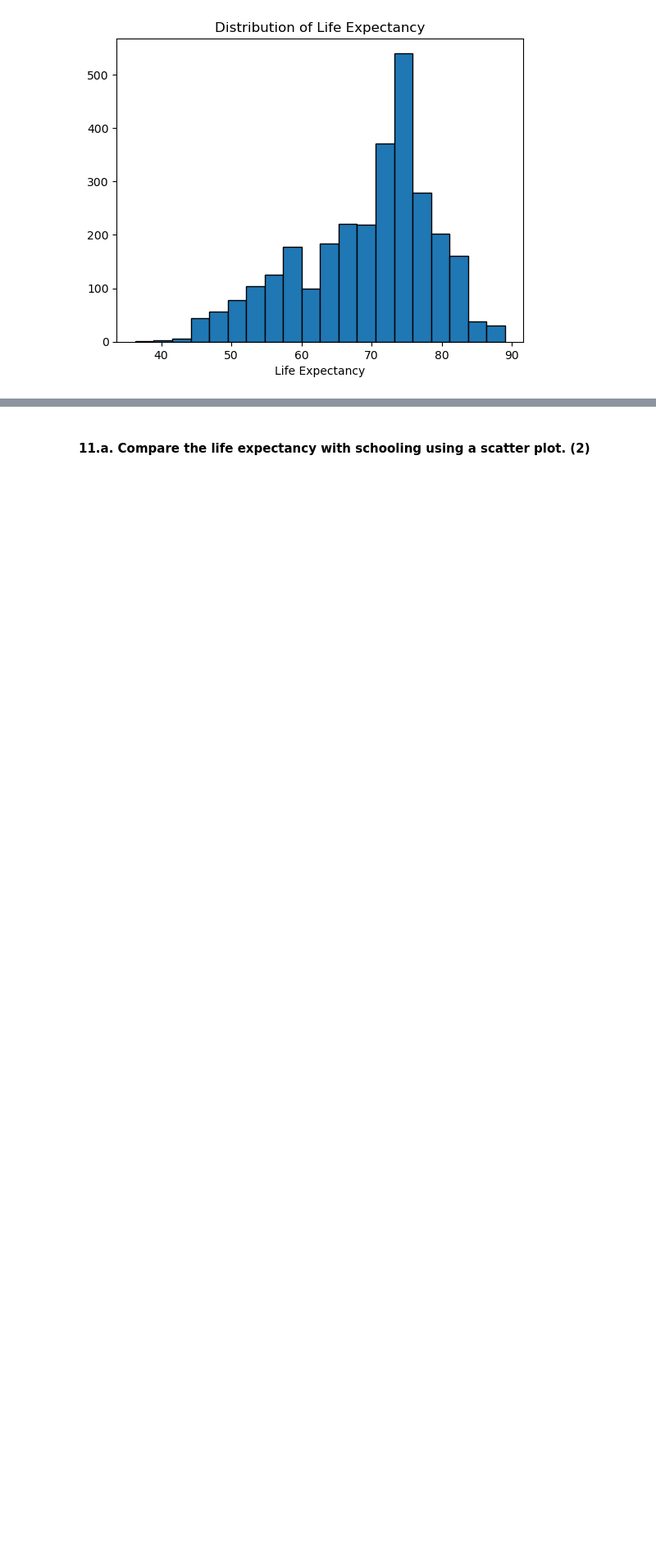
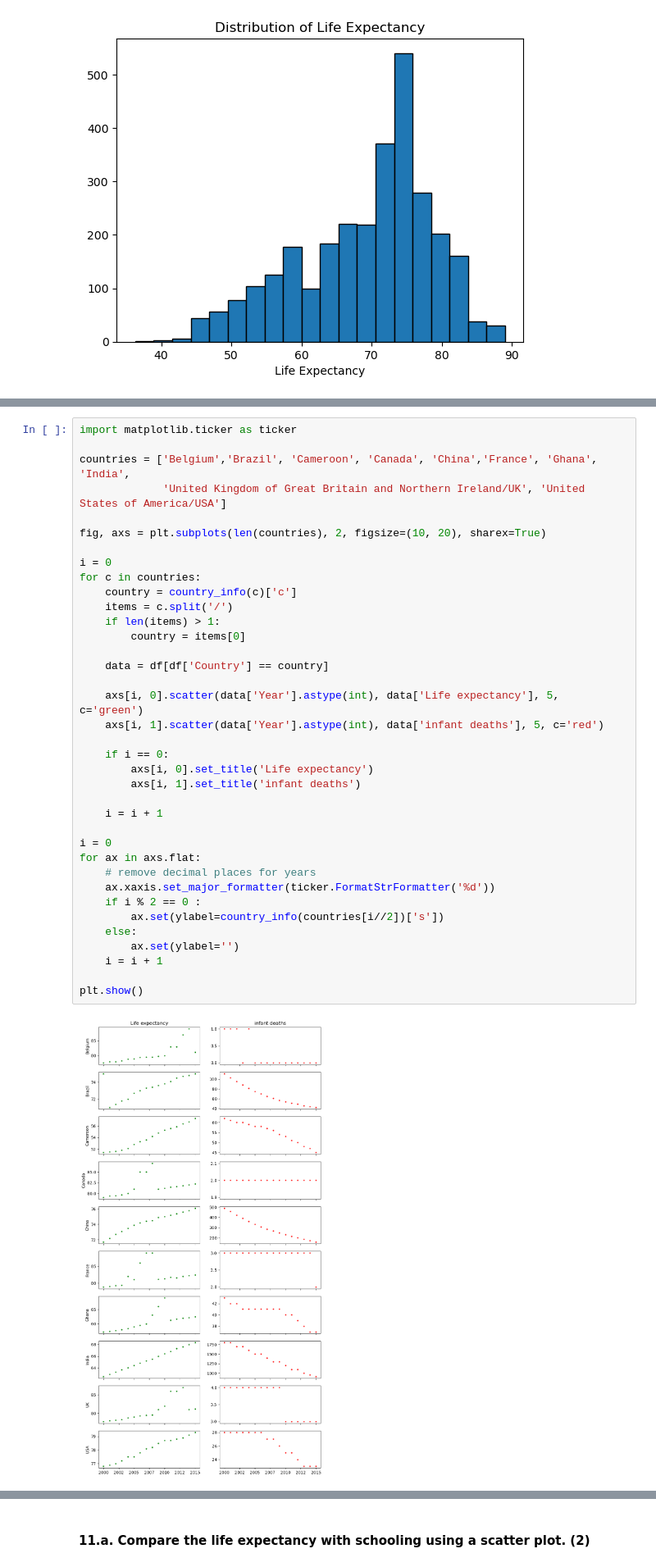
Before and after one commit to denglinghua/test-lab, a Jupyter notebook: da_assignment/DA_Assignment_2.ipynb, the cells around one changed output, grey strips where cells are left out. Shown at 82% size. Saved outputs shown, nothing was run; the diff lists cells and outputs as text; blank space fills up the shorter version.

```diff
--- a/da_assignment/DA_Assignment_2.ipynb
+++ b/da_assignment/DA_Assignment_2.ipynb
@@ -245,0 +311,39 @@ plt.show()
+# %%
+import matplotlib.ticker as ticker
+
+countries = ['Belgium','Brazil', 'Cameroon', 'Canada', 'China','France', 'Ghana', 'India',
+             'United Kingdom of Great Britain and Northern Ireland/UK', 'United States of America/USA']
+
+fig, axs = plt.subplots(len(countries), 2, figsize=(10, 20), sharex=True)
+
+i = 0
+for c in countries:
+    country = country_info(c)['c']
+    items = c.split('/')
+    if len(items) > 1:
+        country = items[0]
+
+    data = df[df['Country'] == country]
+
+    axs[i, 0].scatter(data['Year'].astype(int), data['Life expectancy'], 5, c='green')
+    axs[i, 1].scatter(data['Year'].astype(int), data['infant deaths'], 5, c='red')
+
+    if i == 0:
+        axs[i, 0].set_title('Life expectancy')
+        axs[i, 1].set_title('infant deaths')
+
+    i = i + 1
+
+i = 0
+for ax in axs.flat:
+    # remove decimal places for years
+    ax.xaxis.set_major_formatter(ticker.FormatStrFormatter('%d'))
+    if i % 2 == 0 :
+        ax.set(ylabel=country_info(countries[i//2])['s'])
+    else:
+        ax.set(ylabel='')
+    i = i + 1
+
+plt.show()
+# %% [output]
+[figure, added]
```
Also changed, not shown: parts of 29 cells of this notebook.
